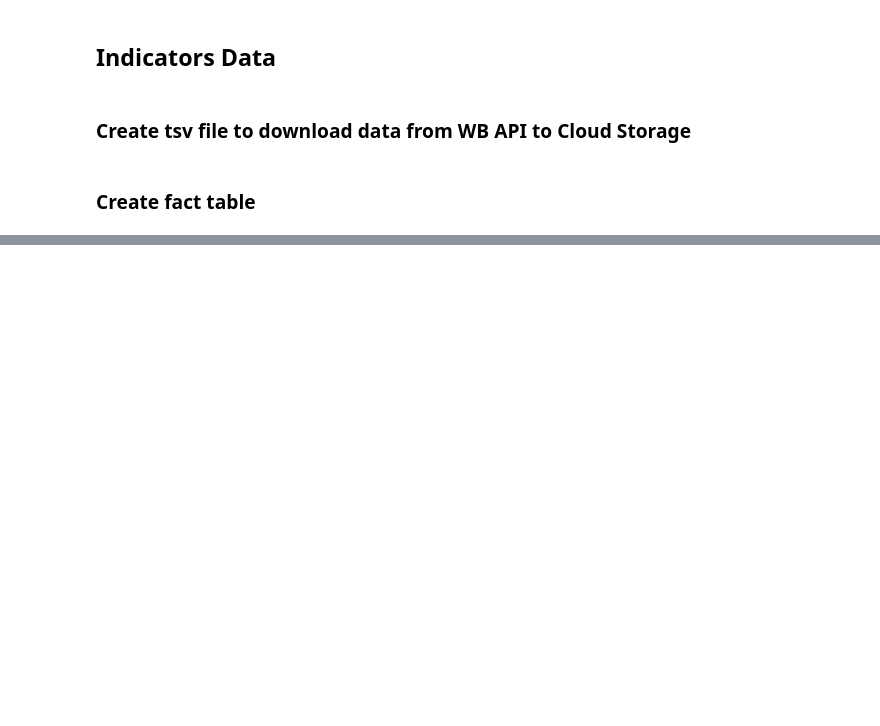
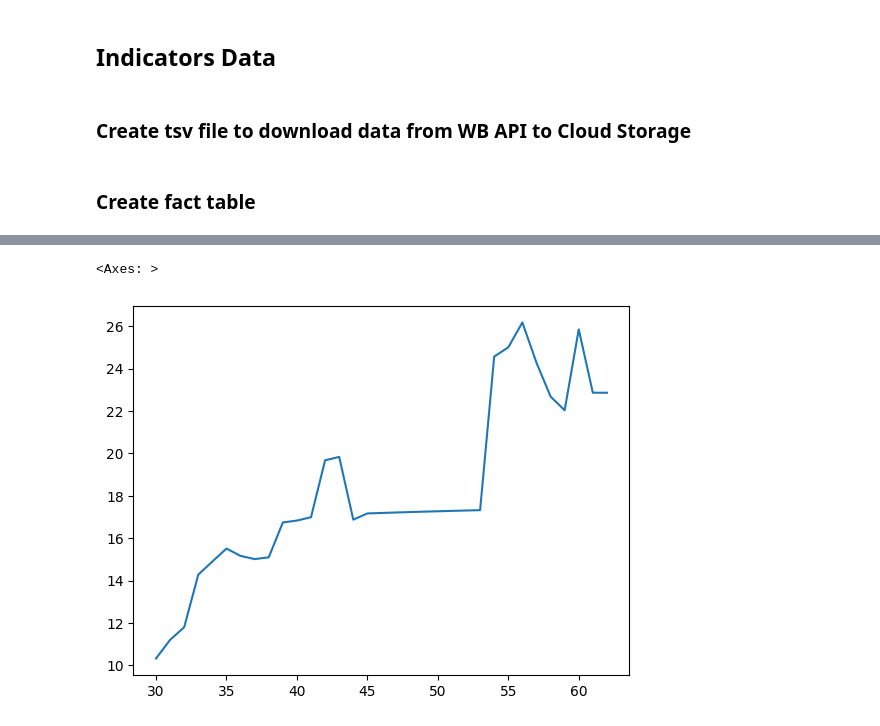
Before and after one commit to juanesfco/PF_DS_PT03_G2_EsperanzaVida, a Jupyter notebook: Data/ETL.ipynb, the cells around one changed output, grey strips where cells are left out. Cells and saved outputs as stored; diff of their text form; code cells hidden in the pictures; blank space fills up the shorter version.

```diff
--- a/Data/ETL.ipynb
+++ b/Data/ETL.ipynb
@@ -605,0 +438,15 @@ open('indicatorsDownload.tsv').read()
+# %%
+df_facts_30 = df_facts[df_facts['year'].astype(int)>=1993]
+df_facts_null = df_facts_30[df_facts_30['value'].isna()]
+series = df_facts_null['series_id'].unique()
+countries = df_facts_null['country_id'].unique()
+naSummary = pd.DataFrame(columns=['country_id','series','#NaN'])
+for c in countries:
+    df_facts_null_c = df_facts_null[df_facts_null['country_id']==c]
+    for s in series:
+        df_facts_null_cs = df_facts_null_c[df_facts_null_c['series_id']==s]
+        l = sum(df_facts_null_cs['value'].isna())
+        if l > 0:
+            naSummary = pd.concat([naSummary,pd.DataFrame([[c,s,l]],columns=['country_id','series','#NaN'])],ignore_index=True)
+
+naSummary
@@ -605,0 +492,3 @@ open('indicatorsDownload.tsv').read()
+# %%
+naSummaryLess10 = naSummary[naSummary['#NaN']<30]
+naSummaryLess10
@@ -605,0 +513,25 @@ open('indicatorsDownload.tsv').read()
+# %%
+from statsmodels.tsa.arima.model import ARIMA
+import numpy as np
+for i in range(len(naSummaryLess10)):
+    c = naSummaryLess10.iloc[i,0]
+    s = naSummaryLess10.iloc[i,1]
+    df_facts_cs = df_facts[(df_facts['country_id']==c)&(df_facts['series_id']==s)]
+
+    #print(df_facts_cs)
+
+    y = df_facts_cs['value'].values
+    ARIMAmodel = ARIMA(y, order = (1, 0, 1))
+    ARIMAmodel = ARIMAmodel.fit()
+
+    indexNaN = df_facts_cs[df_facts_cs['value'].isna()].index
+    for j in indexNaN:
+        year = int(df_facts_cs.loc[j,'year'])
+        if year >= 1993:
+            x = year - 1960
+            y_pred = ARIMAmodel.predict(x)
+            #print('Imputation on country: ',c,', series: ',s,', year: ',str(year),' and value: ',y_pred[0])
+
+            df_facts_cs.loc[j,'value'] = y_pred[0]
+
+    df_facts[(df_facts['country_id']==c)&(df_facts['series_id']==s)] = df_facts_cs
@@ -605,0 +604,5 @@ open('indicatorsDownload.tsv').read()
+# %%
+df_facts[(df_facts['series_id']=='GC.XPN.TOTL.GD.ZS')&(df_facts['country_id']=='ARG')]['value'].plot()
+# %% [output]
+<Axes: >
+[figure, added]
```
Also changed, not shown: parts of 46 cells of this notebook, 4 other files.
